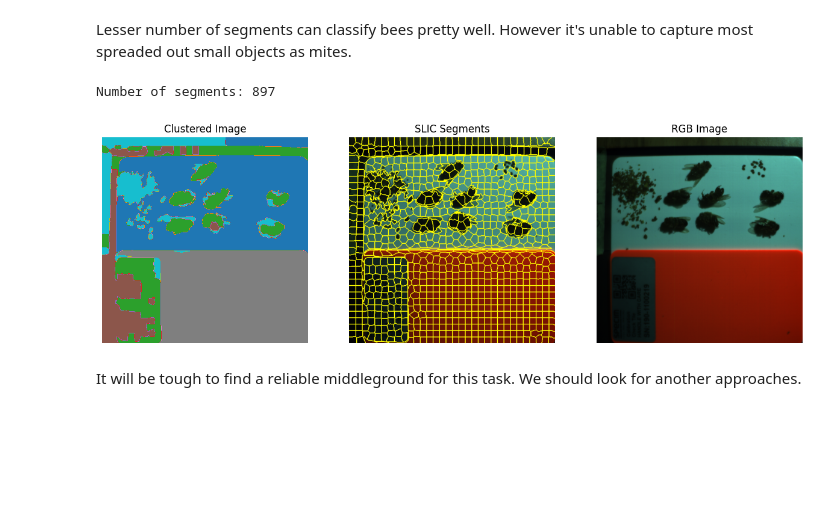
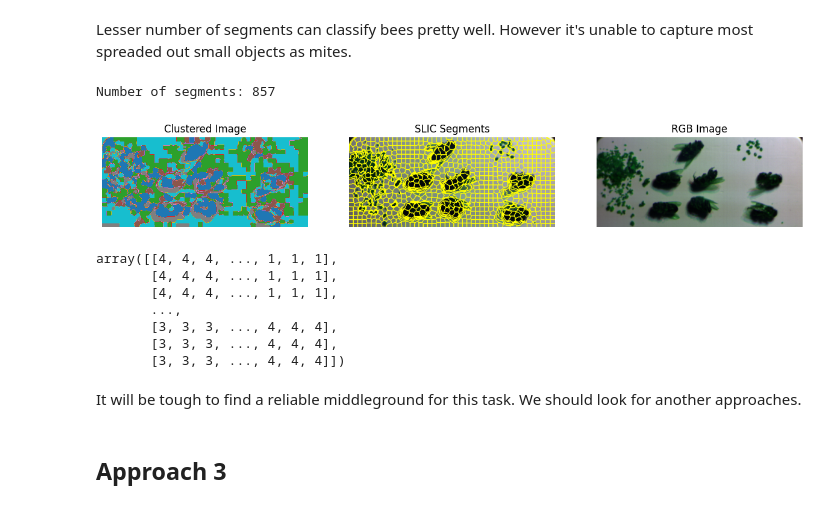
Before and after one commit to kapiw04/bees-hyperspectrum, a Jupyter notebook: showcase.ipynb, the cells around one changed output. Cells and saved outputs as stored; diff of their text form; code cells hidden in the pictures; blank space fills up the shorter version.

Commit message:
labeled_pixels; segmentation via logistic regression

```diff
--- a/showcase.ipynb
+++ b/showcase.ipynb
@@ -43,10 +43,11 @@ path
 # %%
 img = spy.open_image(path)
 hyperspectral_img = img.load()
+hyperspectral_img = hyperspectral_img[50 : (hyperspectral_img.shape[0] // 2), 40:, :]
 mean_image = np.mean(hyperspectral_img, axis=2)
 rgb_image = spy.get_rgb(hyperspectral_img)
 
-print(f"Hyperspectral image shape: {img.shape}")
+print(f"Hyperspectral image shape: {hyperspectral_img.shape}")
 print(f"Mean image shape: {mean_image.shape}")
 print(f"RGB image shape: {rgb_image.shape}")
 # %% [output]
@@ -97,18 +111,3 @@ It's important to note that this process is inherently random and may yield diff
 Additionally, this approach relies solely on spectral analysis. A more robust method would combine both spatial and spectral analysis to improve segmentation accuracy.
 # %% [markdown]
 ## Approach 2
-# %%
-from sklearn.preprocessing import StandardScaler
-
-def preprocess_image():
-    scaler = StandardScaler()
-
-    # from (row, col, band) to (row x col, band)
-    pixels = hyperspectral_img.reshape(-1, hyperspectral_img.shape[-1])
-    # normalize the pixels
-    pixels = pixels / np.max(pixels, axis=1, keepdims=True)
-
-    pixels_scaled = scaler.fit_transform(pixels)
-    pixels_scaled = pixels_scaled.reshape(hyperspectral_img.shape)
-
-    return pixels_scaled
@@ -135,5 +175,5 @@ def segmentize_image(n_segments, compactness=10, sigma=1, visualize=True):
 # %%
-def fit_and_show(pixels_scaled, segments, n_clusters):
+def fit_and_show(rgb_i, pixels_scaled, segments, n_clusters):
     unique_segments = np.unique(segments)
     n_segments = len(unique_segments)
 
@@ -146,11 +186,14 @@ def fit_and_show(pixels_scaled, segments, n_clusters):
         # 2D array. Each row is a pixel in the segment
         segment_pixels = pixels_scaled[segment_mask]
 
-        # segment's high order statistics
+        # segment's high order statistics of spectral features
         mean_spectrum = np.mean(segment_pixels, axis=0)
         std_spectrum = np.std(segment_pixels, axis=0)
 
-        combined_features = np.concatenate([mean_spectrum, std_spectrum])
+        # segment's spatial features
+        segment_size = np.sum(segment_mask)
+
+        combined_features = np.concatenate([mean_spectrum, std_spectrum, [segment_size]])
         features.append(combined_features)
 
     features = np.array(features)
@@ -169,16 +212,19 @@ def fit_and_show(pixels_scaled, segments, n_clusters):
     ax[0].imshow(labeled_image, cmap="tab10")
     ax[0].set_title("Clustered Image")
     ax[0].axis("off")
-    ax[1].imshow(mark_boundaries(rgb_image, segments), cmap="tab10")
+    ax[1].imshow(mark_boundaries(rgb_i, segments), cmap="tab10")
     ax[1].set_title("SLIC Segments")
     ax[1].axis("off")
-    ax[2].imshow(rgb_image)
+    ax[2].imshow(rgb_i)
     ax[2].set_title("RGB Image")
     ax[2].axis("off")
 
     plt.show()
+
+    return labeled_image.reshape(pixels_scaled.shape[:2])
 # %%
-def approach2(n_clusters, n_segments):
-    pixels_scaled = preprocess_image()
-    segments = segmentize_image(n_segments, visualize=False)
-    fit_and_show(pixels_scaled, segments, n_clusters)
+def approach_2(hsi, n_clusters=2, n_segments=800):
+    pixels_scaled = preprocess_image(hsi)
+    rgb_i = spy.get_rgb(pixels_scaled)
+    segments = segmentize_image(pixels_scaled, n_segments, visualize=False)
+    return fit_and_show(rgb_i, pixels_scaled, segments, n_clusters)
@@ -197,9 +257,18 @@ Number of segments: 156
 # %% [markdown]
 Lesser number of segments can classify bees pretty well. However it's unable to capture most spreaded out small objects as mites.
 # %%
-approach2(5, 1000)
+approach_2(hyperspectral_img, 5, 1000)
 # %% [output]
-Number of segments: 897
+Number of segments: 857
-[figure, old version]
+[figure, new version]
+array([[4, 4, 4, ..., 1, 1, 1],
+       [4, 4, 4, ..., 1, 1, 1],
+       [4, 4, 4, ..., 1, 1, 1],
+       ...,
+       [3, 3, 3, ..., 4, 4, 4],
+       [3, 3, 3, ..., 4, 4, 4],
+       [3, 3, 3, ..., 4, 4, 4]])
 # %% [markdown]
 It will be tough to find a reliable middleground for this task. We should look for another approaches.
+# %% [markdown]
+## Approach 3
```
Also changed, not shown: parts of 28 cells of this notebook.
